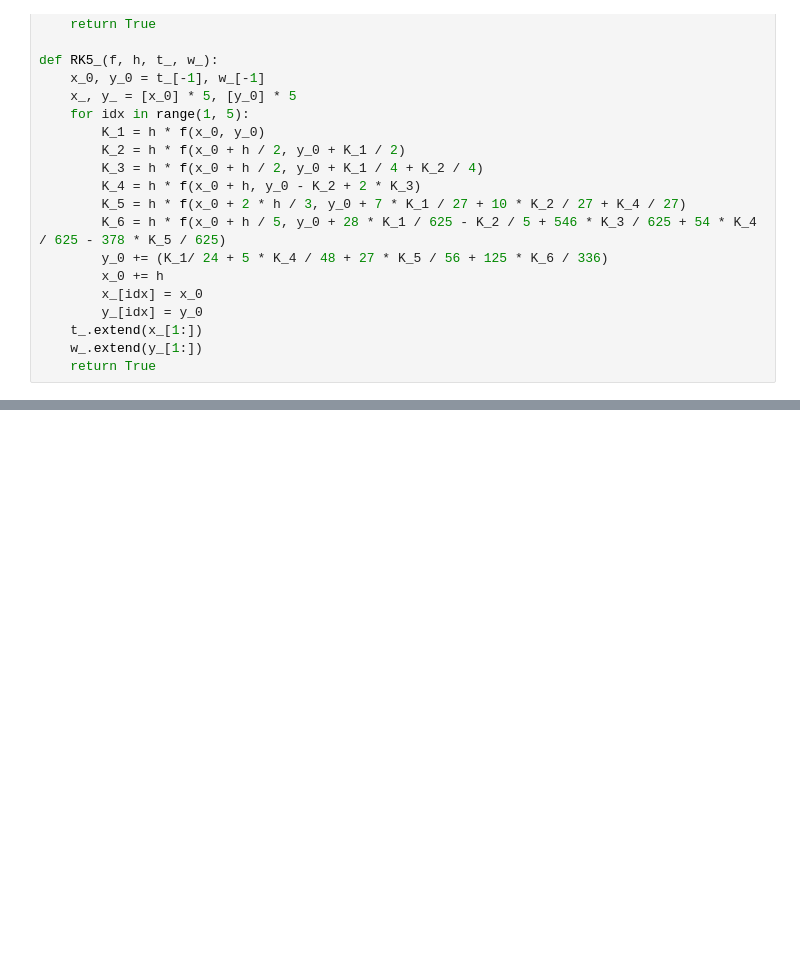
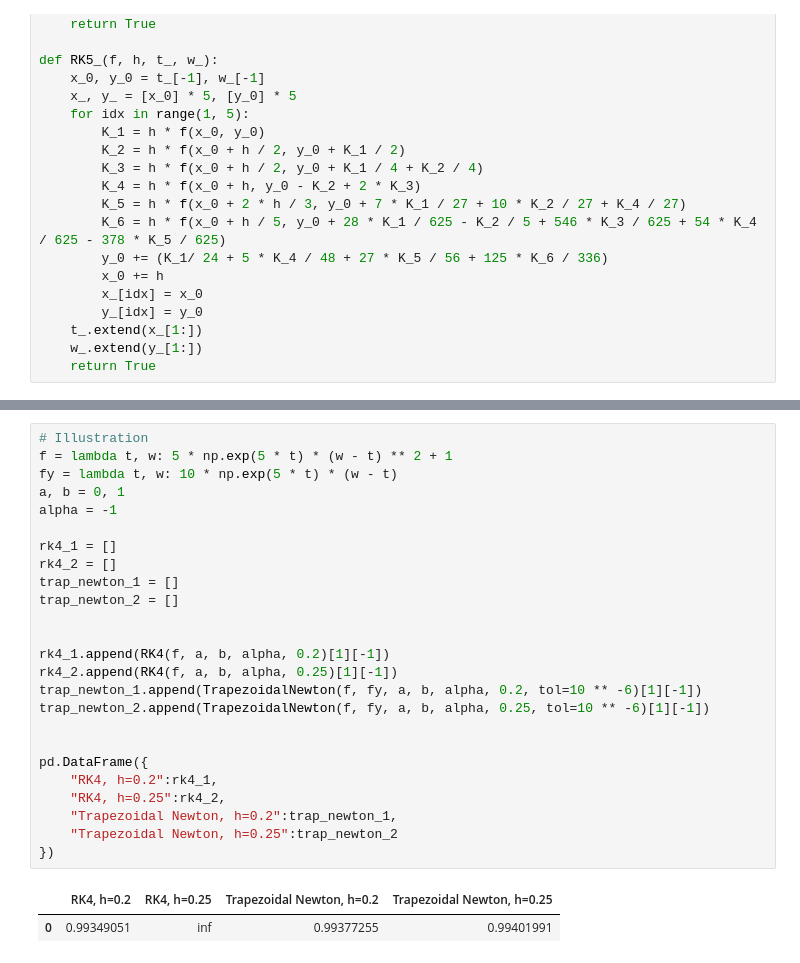
Before and after one commit to Haus226/numericAnalysis, a Jupyter notebook: Chapter 5.ipynb, the cells around one changed output, grey strips where cells are left out. Cells and saved outputs as stored; diff of their text form; blank space fills up the shorter version.

```diff
--- a/Chapter 5.ipynb
+++ b/Chapter 5.ipynb
@@ -896,0 +991,28 @@ pd.DataFrame(
+# %%
+# Illustration
+f = lambda t, w: 5 * np.exp(5 * t) * (w - t) ** 2 + 1
+fy = lambda t, w: 10 * np.exp(5 * t) * (w - t)
+a, b = 0, 1
+alpha = -1
+
+rk4_1 = []
+rk4_2 = []
+trap_newton_1 = []
+trap_newton_2 = []
+
+
+rk4_1.append(RK4(f, a, b, alpha, 0.2)[1][-1])
+rk4_2.append(RK4(f, a, b, alpha, 0.25)[1][-1])
+trap_newton_1.append(TrapezoidalNewton(f, fy, a, b, alpha, 0.2, tol=10 ** -6)[1][-1])
+trap_newton_2.append(TrapezoidalNewton(f, fy, a, b, alpha, 0.25, tol=10 ** -6)[1][-1])
+
+
+pd.DataFrame({
+    "RK4, h=0.2":rk4_1,
+    "RK4, h=0.25":rk4_2,
+    "Trapezoidal Newton, h=0.2":trap_newton_1,
+    "Trapezoidal Newton, h=0.25":trap_newton_2
+})
+# %% [output]
+|  | RK4, h=0.2 | RK4, h=0.25 | Trapezoidal Newton, h=0.2 | Trapezoidal Newton, h=0.25 |
+| 0 | 0.99349051 | inf | 0.99377255 | 0.99401991 |
```
Also changed, not shown: parts of 13 cells of this notebook.
